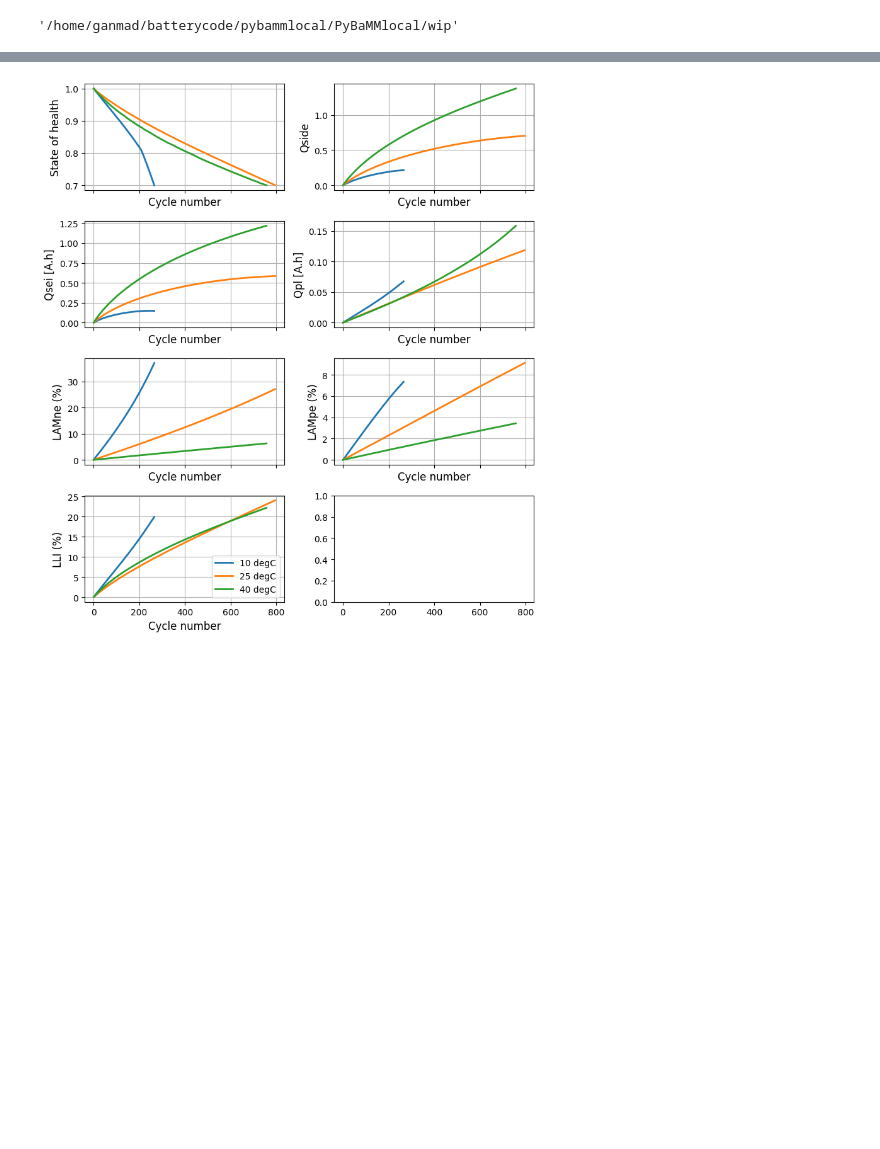
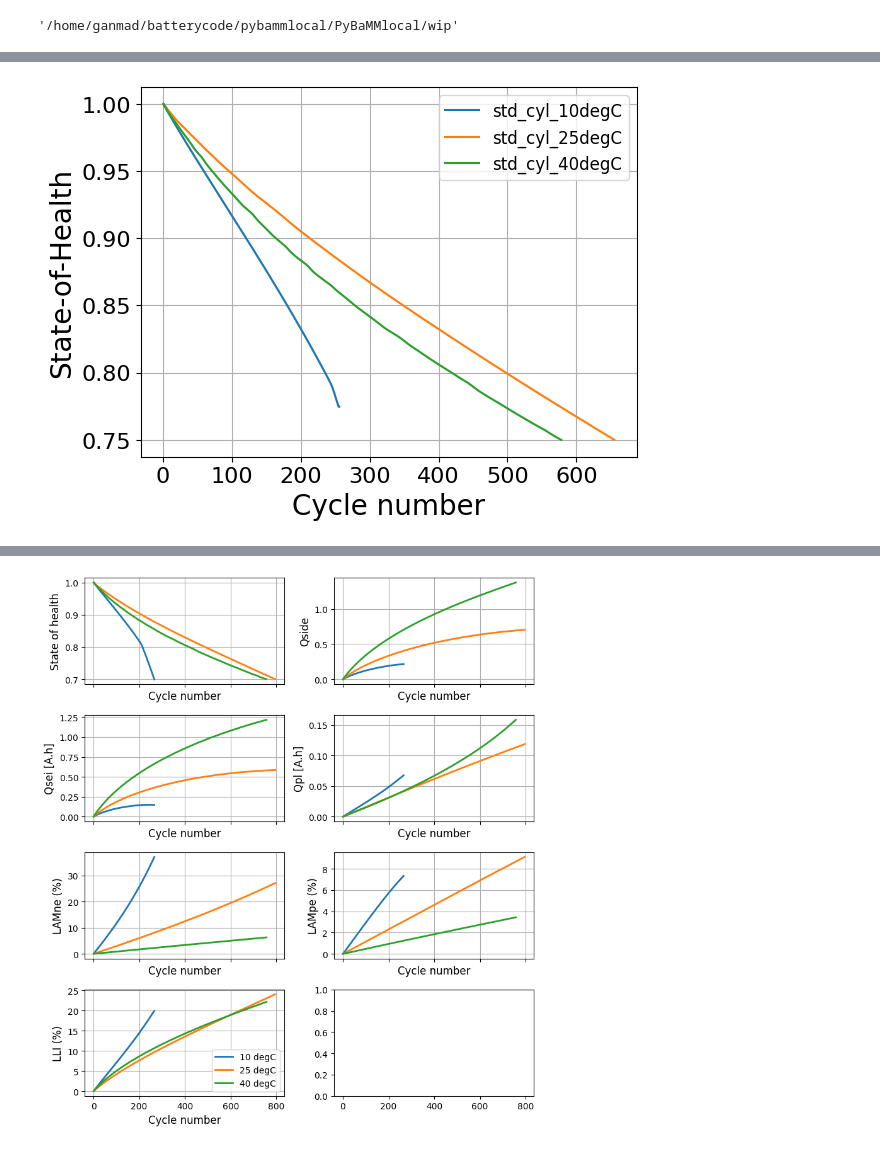
Before and after one commit to ganmadche/PyBaMMlocal, a Jupyter notebook: wip/paperKneedfn2026_figGen.ipynb, the cells around one changed output, grey strips where cells are left out. Saved outputs shown, nothing was run; the diff lists cells and outputs as text; code cells hidden in the pictures; blank space fills up the shorter version.

```diff
--- a/wip/paperKneedfn2026_figGen.ipynb
+++ b/wip/paperKneedfn2026_figGen.ipynb
@@ -142,3 +146,27 @@ Took 40.933 s
+# %%
+df3 = pd.read_csv(f"{current_directory}/paperstudies2026/tuning/Cases_tuning_std_cycle_500.csv")
+cycles_per_day =1
+
+for m in range(3):#,29,31,33,35,37,39,43,45,47,49,51,53,59,65,67,69,71,77,81]: #range(27,54):#: #range(5): #
+
+    n = m
+    tempC_case = df3["Temperature"][n]
+    simcase = df3["Case"][n]
+    dod_case = df3["DoD"][n]*0.01
+    soc_case = df3["SoC"][n]*0.01
+    crate = df3["C_rate"][n]
+    df4 = pd.read_csv(f"{current_directory}/paperstudies2026/tuning/tune_Case{simcase}_{tempC_case}degC_std_cycle_500.csv")
+    plt.plot(df4["Cycle number"],df4["Capacity Retention"], label =f"std_cyl_{tempC_case}degC")  #_{crate}C_{int(soc_case*100)}SoC_{int(dod_case*100)}DoD_{cycles_per_day}cycle")
+    plt.legend(fontsize=12)
+
+plt.xlabel("Cycle number", fontsize =20)
+plt.ylabel("State-of-Health", fontsize =20)
+plt.xticks(fontsize =16)
+plt.yticks(fontsize = 16)
+plt.grid(True)
+plt.show()
+# %% [output]
+[figure, added]
 # %%
 # safe_solver = pybamm.IDAKLUSolver(options={"dt_max": 10}) #mode="safe", ,  dt_max= dt_max, return_solution_if_failed_early=True, dt_max= 5.0,
 
```
Also changed, not shown: parts of 12 cells of this notebook.
